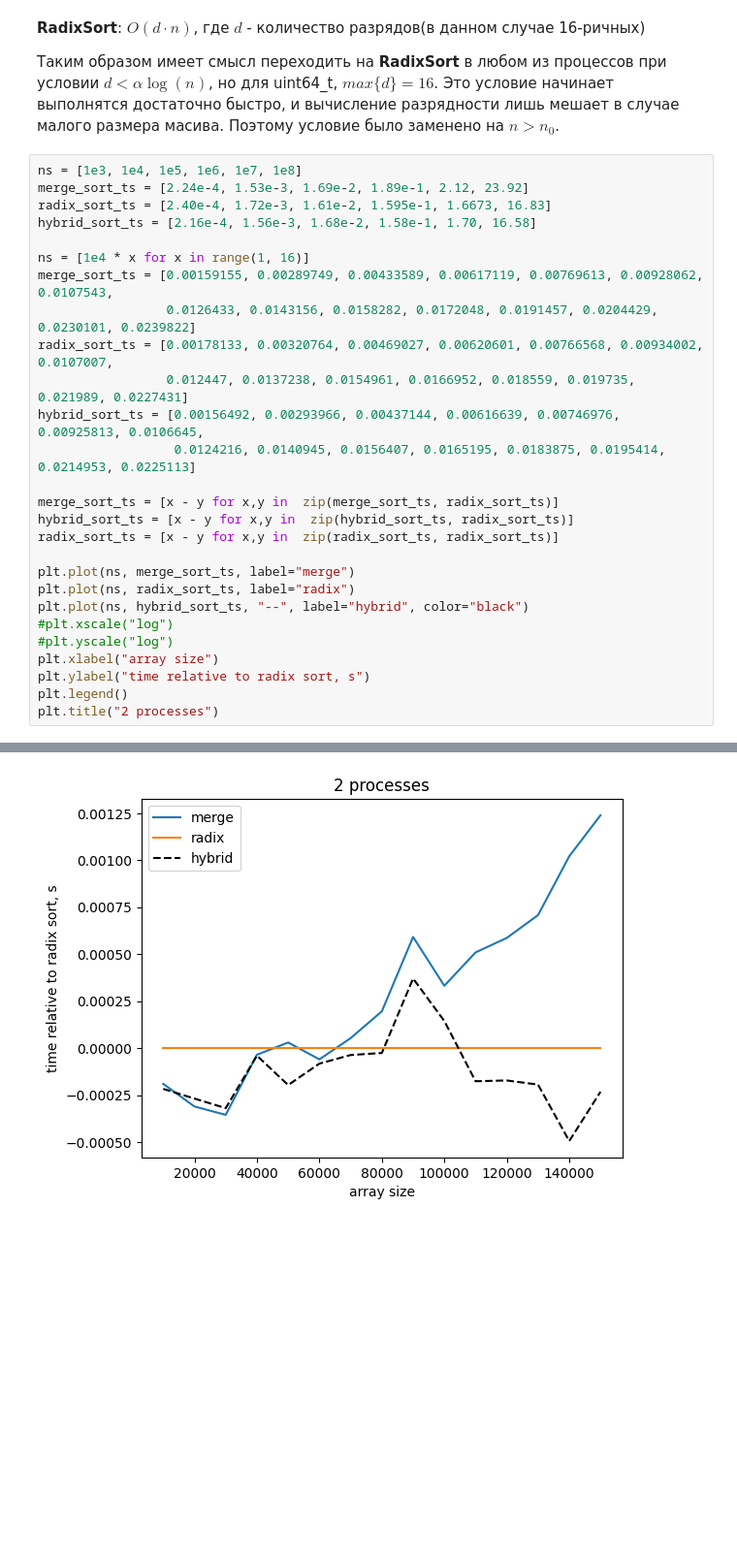
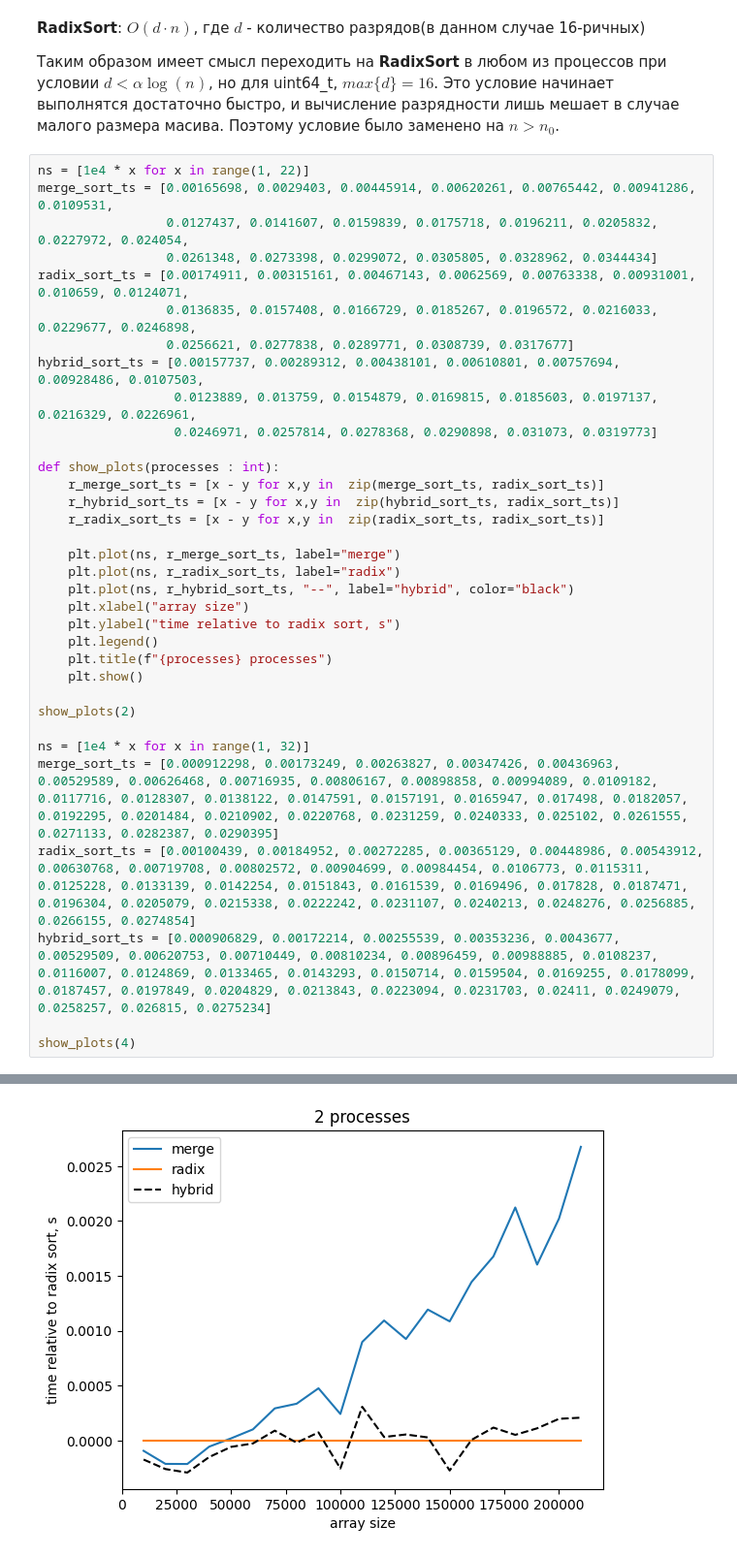
Before and after one commit to VoyakaGOD/parallel_programming, a Jupyter notebook: special_tasks/sorting/benchmarks.ipynb, the cells around one changed output, grey strips where cells are left out. Shown: that part at 97% size. Drawn from its saved outputs; the diff is of its cells as text; blank space fills up the shorter version.

```diff
--- a/special_tasks/sorting/benchmarks.ipynb
+++ b/special_tasks/sorting/benchmarks.ipynb
@@ -52,30 +52,37 @@ plt.legend()
 
 Таким образом имеет смысл переходить на **RadixSort** в любом из процессов при условии $d < \alpha \log(n)$, но для uint64_t, $max\{d\} = 16$. Это условие начинает выполнятся достаточно быстро, и вычисление разрядности лишь мешает в случае малого размера масива. Поэтому условие было заменено на $n > n_0$.
 # %%
-ns = [1e3, 1e4, 1e5, 1e6, 1e7, 1e8]
-merge_sort_ts = [2.24e-4, 1.53e-3, 1.69e-2, 1.89e-1, 2.12, 23.92]
-radix_sort_ts = [2.40e-4, 1.72e-3, 1.61e-2, 1.595e-1, 1.6673, 16.83]
-hybrid_sort_ts = [2.16e-4, 1.56e-3, 1.68e-2, 1.58e-1, 1.70, 16.58]
+ns = [1e4 * x for x in range(1, 22)]
+merge_sort_ts = [0.00165698, 0.0029403, 0.00445914, 0.00620261, 0.00765442, 0.00941286, 0.0109531,
+                 0.0127437, 0.0141607, 0.0159839, 0.0175718, 0.0196211, 0.0205832, 0.0227972, 0.024054,
+                 0.0261348, 0.0273398, 0.0299072, 0.0305805, 0.0328962, 0.0344434]
+radix_sort_ts = [0.00174911, 0.00315161, 0.00467143, 0.0062569, 0.00763338, 0.00931001, 0.010659, 0.0124071,
+                 0.0136835, 0.0157408, 0.0166729, 0.0185267, 0.0196572, 0.0216033, 0.0229677, 0.0246898,
+                 0.0256621, 0.0277838, 0.0289771, 0.0308739, 0.0317677]
+hybrid_sort_ts = [0.00157737, 0.00289312, 0.00438101, 0.00610801, 0.00757694, 0.00928486, 0.0107503,
+                  0.0123889, 0.013759, 0.0154879, 0.0169815, 0.0185603, 0.0197137, 0.0216329, 0.0226961,
+                  0.0246971, 0.0257814, 0.0278368, 0.0290898, 0.031073, 0.0319773]
 
-ns = [1e4 * x for x in range(1, 16)]
-merge_sort_ts = [0.00159155, 0.00289749, 0.00433589, 0.00617119, 0.00769613, 0.00928062, 0.0107543,
-                 0.0126433, 0.0143156, 0.0158282, 0.0172048, 0.0191457, 0.0204429, 0.0230101, 0.0239822]
-radix_sort_ts = [0.00178133, 0.00320764, 0.00469027, 0.00620601, 0.00766568, 0.00934002, 0.0107007,
-                 0.012447, 0.0137238, 0.0154961, 0.0166952, 0.018559, 0.019735, 0.021989, 0.0227431]
-hybrid_sort_ts = [0.00156492, 0.00293966, 0.00437144, 0.00616639, 0.00746976, 0.00925813, 0.0106645,
-                  0.0124216, 0.0140945, 0.0156407, 0.0165195, 0.0183875, 0.0195414, 0.0214953, 0.0225113]
+def show_plots(processes : int):
+    r_merge_sort_ts = [x - y for x,y in  zip(merge_sort_ts, radix_sort_ts)]
+    r_hybrid_sort_ts = [x - y for x,y in  zip(hybrid_sort_ts, radix_sort_ts)]
+    r_radix_sort_ts = [x - y for x,y in  zip(radix_sort_ts, radix_sort_ts)]
 
-merge_sort_ts = [x - y for x,y in  zip(merge_sort_ts, radix_sort_ts)]
-hybrid_sort_ts = [x - y for x,y in  zip(hybrid_sort_ts, radix_sort_ts)]
-radix_sort_ts = [x - y for x,y in  zip(radix_sort_ts, radix_sort_ts)]
+    plt.plot(ns, r_merge_sort_ts, label="merge")
+    plt.plot(ns, r_radix_sort_ts, label="radix")
+    plt.plot(ns, r_hybrid_sort_ts, "--", label="hybrid", color="black")
+    plt.xlabel("array size")
+    plt.ylabel("time relative to radix sort, s")
+    plt.legend()
+    plt.title(f"{processes} processes")
+    plt.show()
 
-plt.plot(ns, merge_sort_ts, label="merge")
-plt.plot(ns, radix_sort_ts, label="radix")
-plt.plot(ns, hybrid_sort_ts, "--", label="hybrid", color="black")
-#plt.xscale("log")
-#plt.yscale("log")
-plt.xlabel("array size")
-plt.ylabel("time relative to radix sort, s")
-plt.legend()
-plt.title("2 processes")
+show_plots(2)
+
+ns = [1e4 * x for x in range(1, 32)]
+merge_sort_ts = [0.000912298, 0.00173249, 0.00263827, 0.00347426, 0.00436963, 0.00529589, 0.00626468, 0.00716935, 0.00806167, 0.00898858, 0.00994089, 0.0109182, 0.0117716, 0.0128307, 0.0138122, 0.0147591, 0.0157191, 0.0165947, 0.017498, 0.0182057, 0.0192295, 0.0201484, 0.0210902, 0.0220768, 0.0231259, 0.0240333, 0.025102, 0.0261555, 0.0271133, 0.0282387, 0.0290395]
+radix_sort_ts = [0.00100439, 0.00184952, 0.00272285, 0.00365129, 0.00448986, 0.00543912, 0.00630768, 0.00719708, 0.00802572, 0.00904699, 0.00984454, 0.0106773, 0.0115311, 0.0125228, 0.0133139, 0.0142254, 0.0151843, 0.0161539, 0.0169496, 0.017828, 0.0187471, 0.0196304, 0.0205079, 0.0215338, 0.0222242, 0.0231107, 0.0240213, 0.0248276, 0.0256885, 0.0266155, 0.0274854]
+hybrid_sort_ts = [0.000906829, 0.00172214, 0.00255539, 0.00353236, 0.0043677, 0.00529509, 0.00620753, 0.00710449, 0.00810234, 0.00896459, 0.00988885, 0.0108237, 0.0116007, 0.0124869, 0.0133465, 0.0143293, 0.0150714, 0.0159504, 0.0169255, 0.0178099, 0.0187457, 0.0197849, 0.0204829, 0.0213843, 0.0223094, 0.0231703, 0.02411, 0.0249079, 0.0258257, 0.026815, 0.0275234]
+
+show_plots(4)
 # %% [output]
@@ -83 +89 @@ Text(0.5, 1.0, '2 processes')
-[figure, old version]
+[figure, new version]
```
Also changed, not shown: parts of 1 cell of this notebook, 1 other file.
